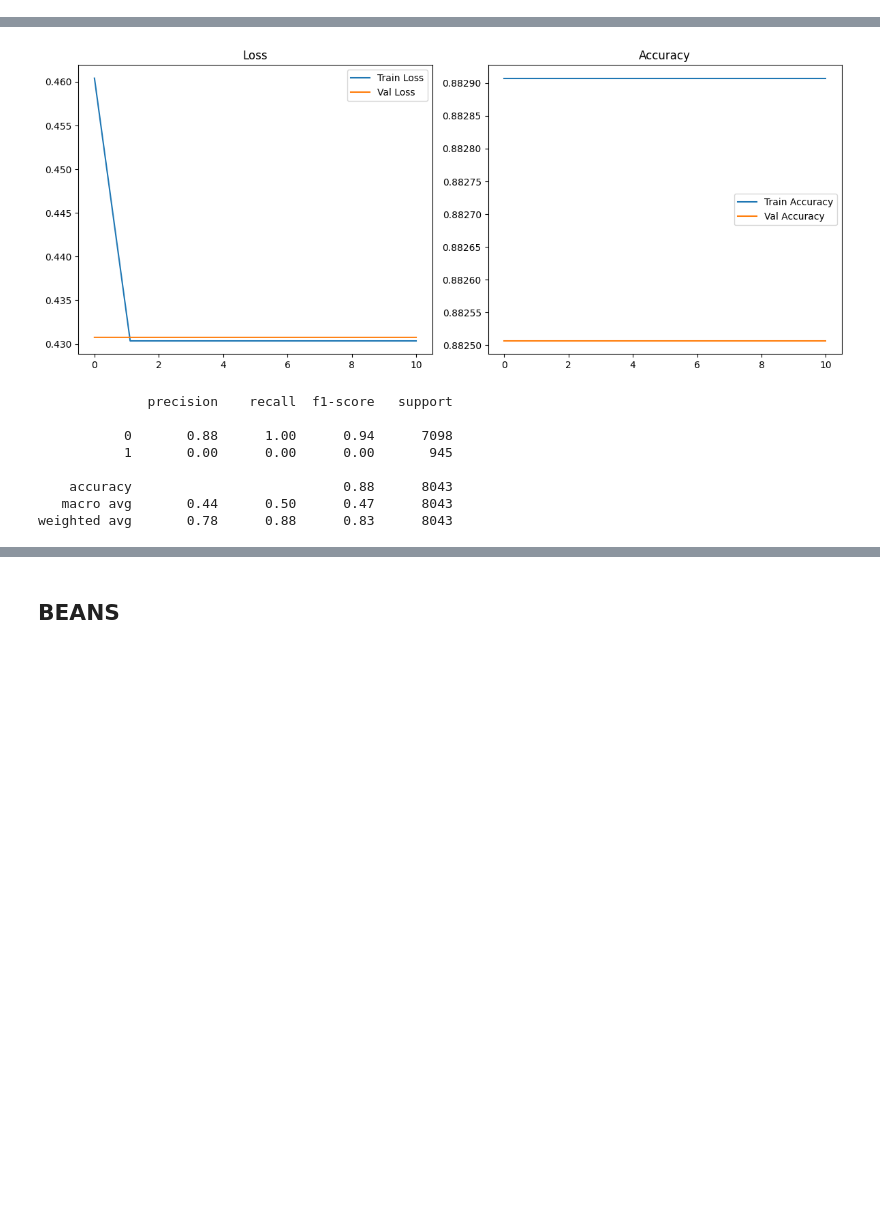
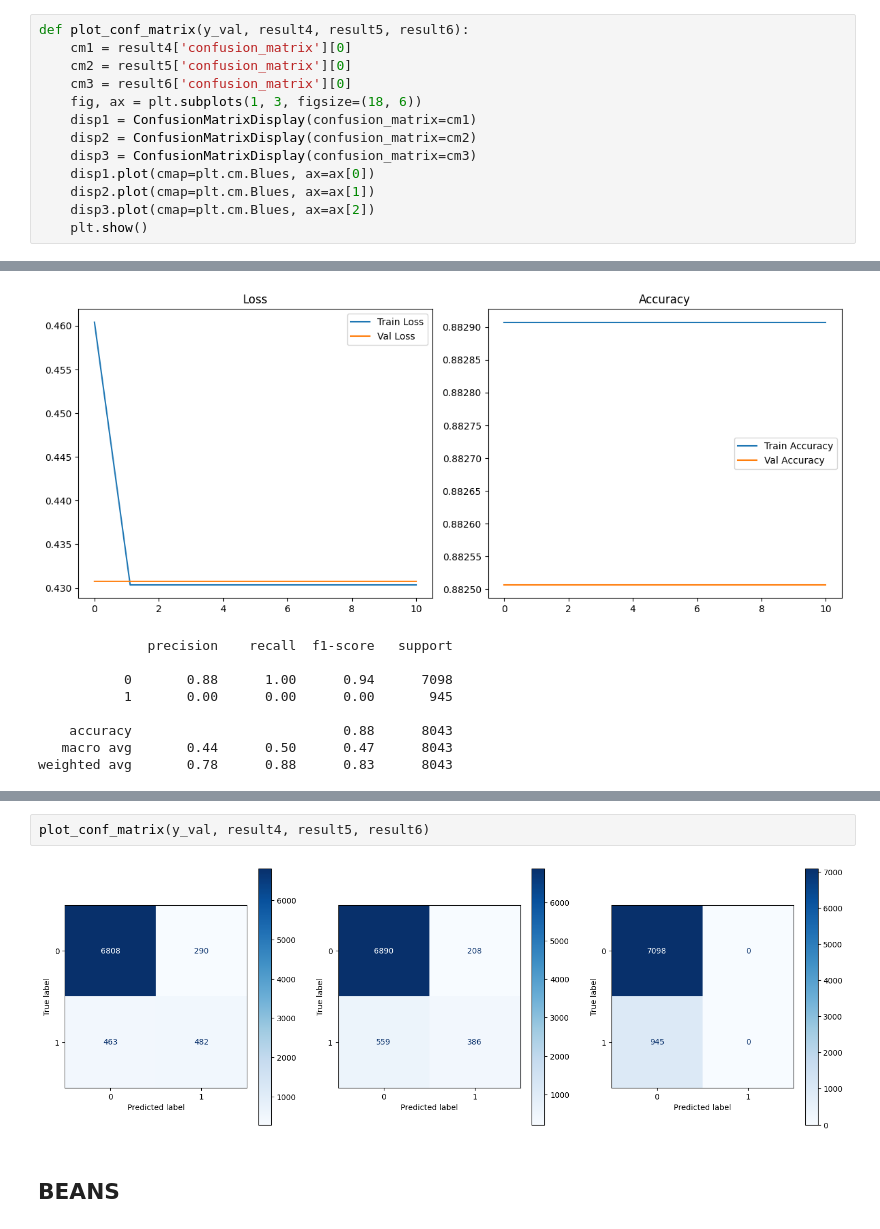
Before and after one commit to MatteoVicenzino/XAI_robustness_analysis, a Jupyter notebook: tuning_new_model.ipynb, the cells around one changed output, grey strips where cells are left out. Cells and saved outputs as stored; diff of their text form; blank space fills up the shorter version.

```diff
--- a/tuning_new_model.ipynb
+++ b/tuning_new_model.ipynb
@@ -28,6 +36,19 @@ def plot_roc(y_val, results):
     plt.ylabel('True Positive Rate')
     plt.legend()
     plt.show()
+# %%
+def plot_conf_matrix(y_val, result4, result5, result6):
+    cm1 = result4['confusion_matrix'][0]
+    cm2 = result5['confusion_matrix'][0]
+    cm3 = result6['confusion_matrix'][0]
+    fig, ax = plt.subplots(1, 3, figsize=(18, 6))
+    disp1 = ConfusionMatrixDisplay(confusion_matrix=cm1)
+    disp2 = ConfusionMatrixDisplay(confusion_matrix=cm2)
+    disp3 = ConfusionMatrixDisplay(confusion_matrix=cm3)
+    disp1.plot(cmap=plt.cm.Blues, ax=ax[0])
+    disp2.plot(cmap=plt.cm.Blues, ax=ax[1])
+    disp3.plot(cmap=plt.cm.Blues, ax=ax[2])
+    plt.show()
 # %%
 def eval_net(dataset_name, model_name):
 
@@ -212,3 +199,7 @@ plt.show()
+# %%
+plot_conf_matrix(y_val, result4, result5, result6)
+# %% [output]
+[figure, added]
 # %% [markdown]
 ## **BEANS**
 # %%
```
Also changed, not shown: parts of 30 cells of this notebook.
